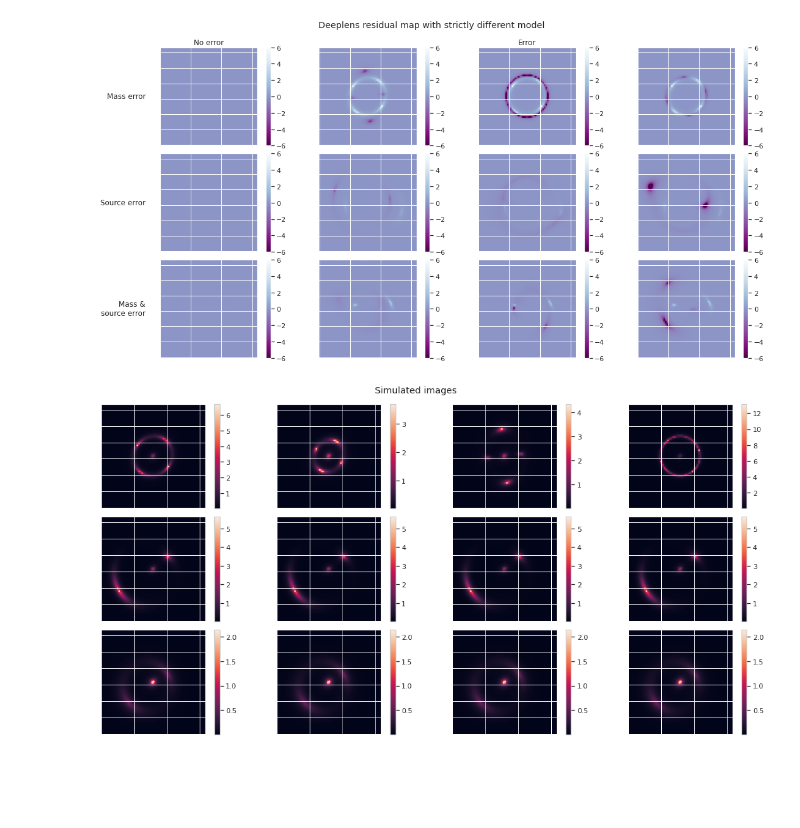
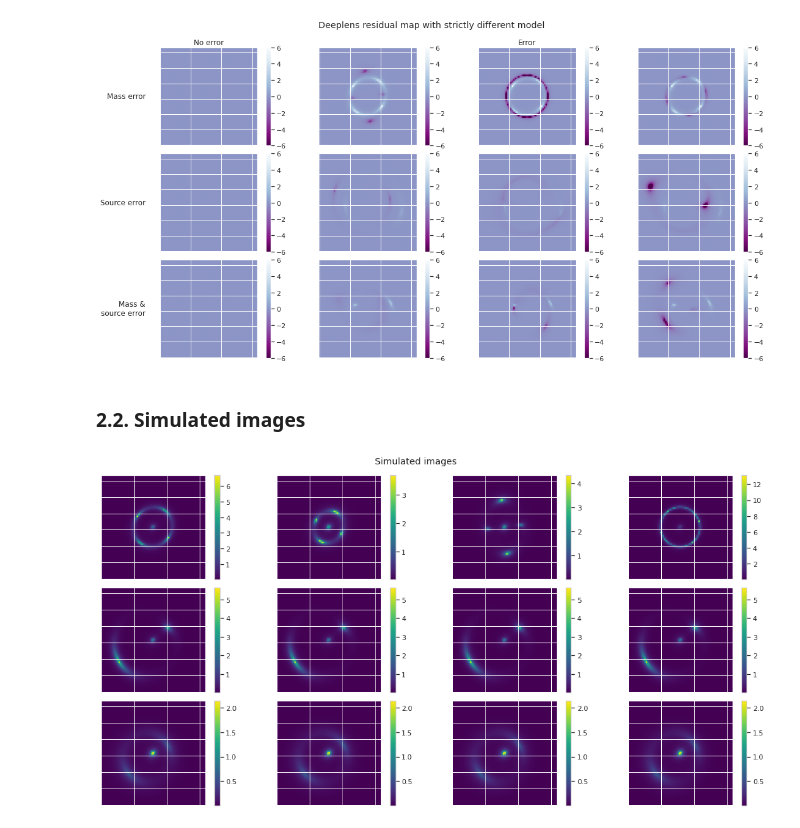
Before and after one commit to emmahoggett/Error_class_lenstronomy, a Jupyter notebook: Simulations/deeplens/deeplens.ipynb, the cells around one changed output. Drawn from its saved outputs; the diff is of its cells as text; code cells hidden in the pictures; blank space fills up the shorter version.

```diff
--- a/Simulations/deeplens/deeplens.ipynb
+++ b/Simulations/deeplens/deeplens.ipynb
@@ -141,38 +137,40 @@ f.tight_layout()
 plt.show()
 # %% [output]
 [figure]
+# %% [markdown]
+### 2.2. Simulated images
 # %%
 f, axes = plt.subplots(3, 4, figsize=(16, 8), sharex=False, sharey=False)
 norm = colors.Normalize(vmin=-6, vmax=6)
 config_file_name1 = 'data/configFile/config_model1.yaml' # Mass variation
 dataset1 = dl.make_dataset(config_file_name1)
 
 config_file_name2 = 'data/configFile/config_model2.yaml' # Source variation
 dataset2 = dl.make_dataset(config_file_name2)
 
 config_file_name3 = 'data/configFile/config_model3.yaml' # Mass & source variation
 dataset3 = dl.make_dataset(config_file_name3)
 p_decal = 10
 sns.set_theme(style="whitegrid")
 
 for i in range(0,4):
     image_real = dataset1.CONFIGURATION_1_images[i][0]
-    pos1 = axes[0,i].imshow(image_real, origin='lower')
+    pos1 = axes[0,i].imshow(image_real,  cmap = 'viridis', origin='lower')
     image_real = dataset2.CONFIGURATION_1_images[9][0]
-    pos2 = axes[1,i].imshow(image_real, origin='lower')
+    pos2 = axes[1,i].imshow(image_real, cmap = 'viridis', origin='lower')
     image_real = dataset3.CONFIGURATION_1_images[9][0]
-    pos3 = axes[2,i].imshow(image_real, origin='lower')
+    pos3 = axes[2,i].imshow(image_real,  cmap = 'viridis', origin='lower')
     axes[0,i].set_yticklabels([]); axes[0,i].set_xticklabels([])
     axes[1,i].set_yticklabels([]); axes[1,i].set_xticklabels([])
     axes[2,i].set_yticklabels([]); axes[2,i].set_xticklabels([])
     f.colorbar(pos1, ax=axes[0,i])
     f.colorbar(pos2, ax=axes[1,i])
     f.colorbar(pos3, ax=axes[2,i])
 
 f.suptitle('Simulated images', size = 'large')
 f.tight_layout()
 plt.show()
 
 plt.show()
 # %% [output]
-[figure, old version]
+[figure, new version]
```
Also changed, not shown: parts of 4 cells of this notebook, 46 other files.
